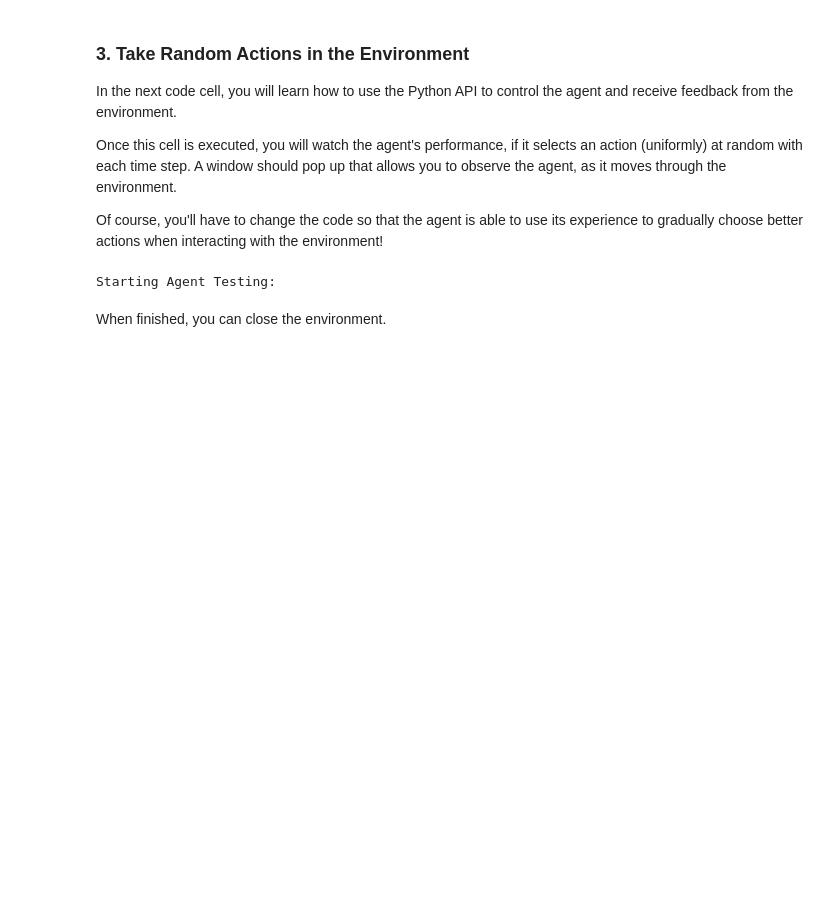
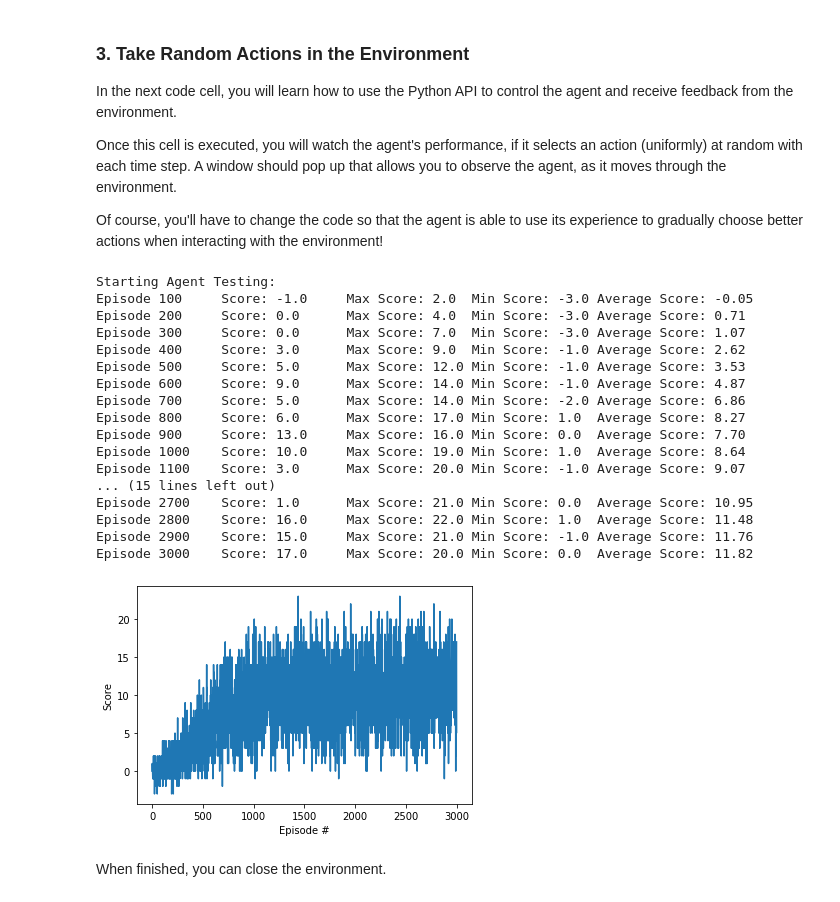
Before and after one commit to Paseul/Udacity, a Jupyter notebook: pixel_dqn/Navigation_Pixels.ipynb, the cells around one changed output. Saved outputs shown, nothing was run; the diff lists cells and outputs as text; code cells hidden in the pictures; blank space fills up the shorter version.

Commit message:
Result Update
As a result of the performance, it did not reach more than 13 on average and was repeated 3,000 times
Hyperparameter will be adjusted or retried as a way to enhance rewards

```diff
--- a/pixel_dqn/Navigation_Pixels.ipynb
+++ b/pixel_dqn/Navigation_Pixels.ipynb
@@ -110,13 +110,13 @@ import torch
 import pickle
 from pixel_dqn_agent import Agent
 
-#local_network_fn = 'dqn_checkpoint_local.pth'
+local_network_fn = 'dqn_checkpoint_local.pth'
 def train(num_episodes=10, max_t = 1000, eps_start=1.0, eps_end=0.01, eps_decay=0.995):
     scores = []
     scores_window = deque(maxlen=100)                                     # last 100 scores
     eps = eps_start                                                       # initialize epsilon
     agent = Agent(state_size=state_size, action_size=action_size, seed=0) #create a new agent
-    #agent.qnetwork_local.load_state_dict(torch.load(local_network_fn)) #load the weights
+    agent.qnetwork_local.load_state_dict(torch.load(local_network_fn)) #load the weights
 
     for i_episode in range(1,num_episodes+1):
         env_info = env.reset(train_mode=True)[brain_name]  # reset the environment
@@ -137,34 +137,51 @@ def train(num_episodes=10, max_t = 1000, eps_start=1.0, eps_end=0.01, eps_decay=
             state = next_state                             # roll over the state to next time step
             if done:                                       # exit loop if episode finished
                 break
         scores_window.append(score)       # save most recent score
         scores.append(score)              # save most recent score
         eps = max(eps_end, eps_decay*eps) # decrease epsilon
         print('\rEpisode {}\tScore: {}\tMax Score: {}\tMin Score: {}\tAverage Score: {:.2f}\t'.format(
             i_episode, score, np.max(scores_window), np.min(scores_window),np.mean(scores_window)), end="")
         if i_episode % 100 == 0:
             print('\rEpisode {}\tScore: {}\tMax Score: {}\tMin Score: {}\tAverage Score: {:.2f}\t'.format(
                 i_episode, score, np.max(scores_window), np.min(scores_window),np.mean(scores_window)))
             torch.save(agent.qnetwork_local.state_dict(), 'dqn_checkpoint_local.pth')
         if np.mean(scores_window)>=13.0:
             print('\nEnvironment solved in {:d} episodes!\tAverage Score: {:.2f}'.format(i_episode, np.mean(scores_window)))
             torch.save(agent.qnetwork_local.state_dict(), 'dqn_checkpoint_local.pth')
             break
     return scores
 
 print('Starting Agent Testing:')
-num_episodes=1000
+num_episodes=3000
 scores = train(num_episodes)
 
 # plot the scores
 fig = plt.figure()
 ax = fig.add_subplot(111)
 plt.plot(np.arange(len(scores)), scores)
 plt.ylabel('Score')
 plt.xlabel('Episode #')
 plt.show()
 # %% [output]
 Starting Agent Testing:
+Episode 100     Score: -1.0     Max Score: 2.0  Min Score: -3.0 Average Score: -0.05
+Episode 200     Score: 0.0      Max Score: 4.0  Min Score: -3.0 Average Score: 0.71
+Episode 300     Score: 0.0      Max Score: 7.0  Min Score: -3.0 Average Score: 1.07
+Episode 400     Score: 3.0      Max Score: 9.0  Min Score: -1.0 Average Score: 2.62
+Episode 500     Score: 5.0      Max Score: 12.0 Min Score: -1.0 Average Score: 3.53
+Episode 600     Score: 9.0      Max Score: 14.0 Min Score: -1.0 Average Score: 4.87
+Episode 700     Score: 5.0      Max Score: 14.0 Min Score: -2.0 Average Score: 6.86
+Episode 800     Score: 6.0      Max Score: 17.0 Min Score: 1.0  Average Score: 8.27
+Episode 900     Score: 13.0     Max Score: 16.0 Min Score: 0.0  Average Score: 7.70
+Episode 1000    Score: 10.0     Max Score: 19.0 Min Score: 1.0  Average Score: 8.64
+Episode 1100    Score: 3.0      Max Score: 20.0 Min Score: -1.0 Average Score: 9.07
+... (15 lines left out)
+Episode 2700    Score: 1.0      Max Score: 21.0 Min Score: 0.0  Average Score: 10.95
+Episode 2800    Score: 16.0     Max Score: 22.0 Min Score: 1.0  Average Score: 11.48
+Episode 2900    Score: 15.0     Max Score: 21.0 Min Score: -1.0 Average Score: 11.76
+Episode 3000    Score: 17.0     Max Score: 20.0 Min Score: 0.0  Average Score: 11.82
+[figure, added]
 # %% [markdown]
 When finished, you can close the environment.
 # %%
```
